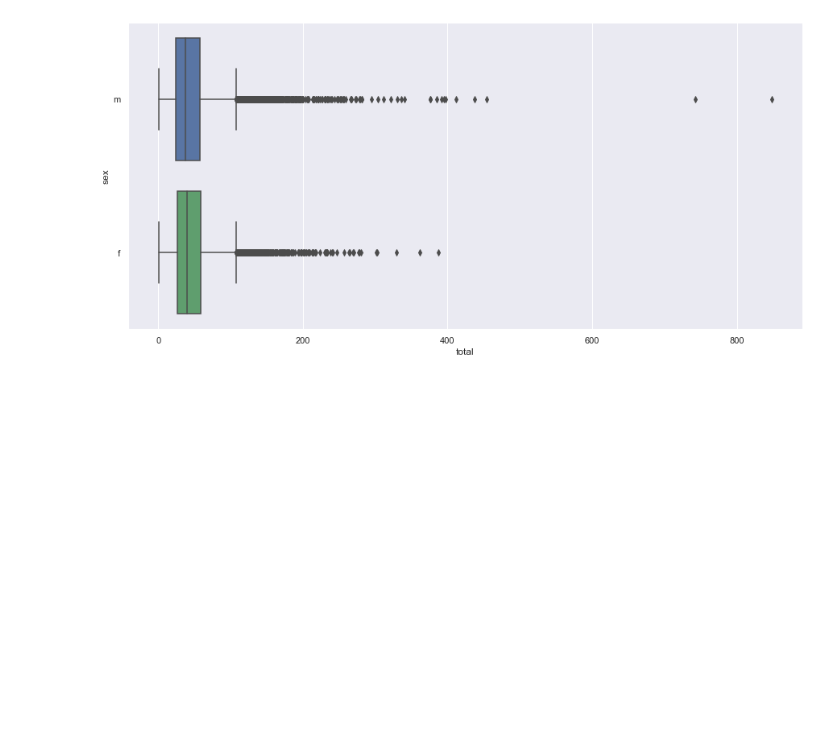
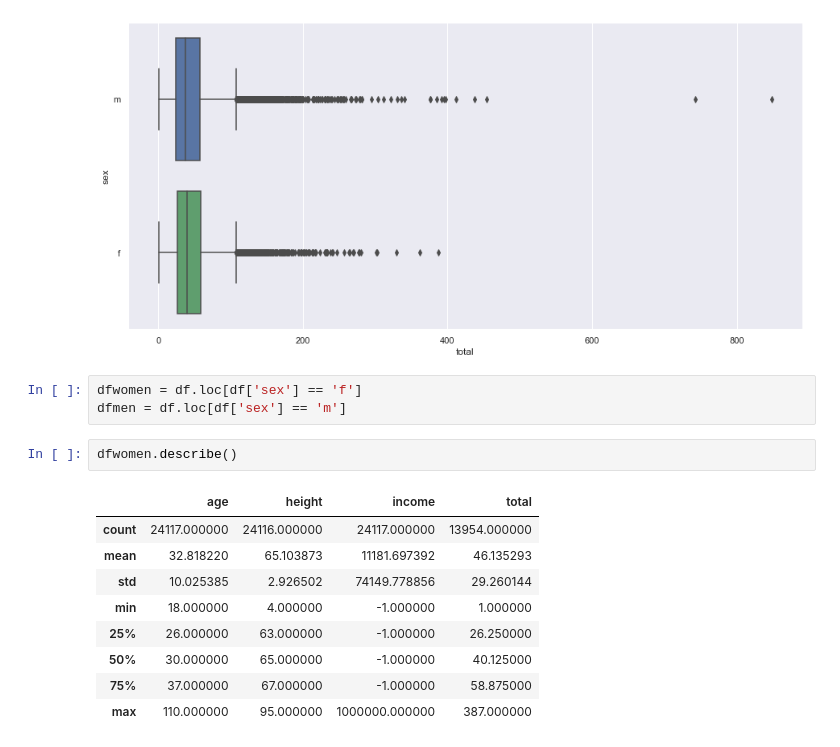
Before and after one commit to elizabethmkim/OkCupidGenderClassification, a Jupyter notebook: assignment2.ipynb, the cells around one changed output. Saved outputs shown, nothing was run; the diff lists cells and outputs as text; blank space fills up the shorter version.

```diff
--- a/assignment2.ipynb
+++ b/assignment2.ipynb
@@ -356,3 +356,18 @@ sns.boxplot(x='total', y = 'sex', data = df, palette=["b", "g"])
 # %% [output]
 <matplotlib.axes._subplots.AxesSubplot at 0x...>
 [figure]
+# %%
+dfwomen = df.loc[df['sex'] == 'f']
+dfmen = df.loc[df['sex'] == 'm']
+# %%
+dfwomen.describe()
+# %% [output]
+|  | age | height | income | total |
+| count | 24117.000000 | 24116.000000 | 24117.000000 | 13954.000000 |
+| mean | 32.818220 | 65.103873 | 11181.697392 | 46.135293 |
+| std | 10.025385 | 2.926502 | 74149.778856 | 29.260144 |
+| min | 18.000000 | 4.000000 | -1.000000 | 1.000000 |
+| 25% | 26.000000 | 63.000000 | -1.000000 | 26.250000 |
+| 50% | 30.000000 | 65.000000 | -1.000000 | 40.125000 |
+| 75% | 37.000000 | 67.000000 | -1.000000 | 58.875000 |
+| max | 110.000000 | 95.000000 | 1000000.000000 | 387.000000 |
```
Also changed, not shown: parts of 3 cells of this notebook.
